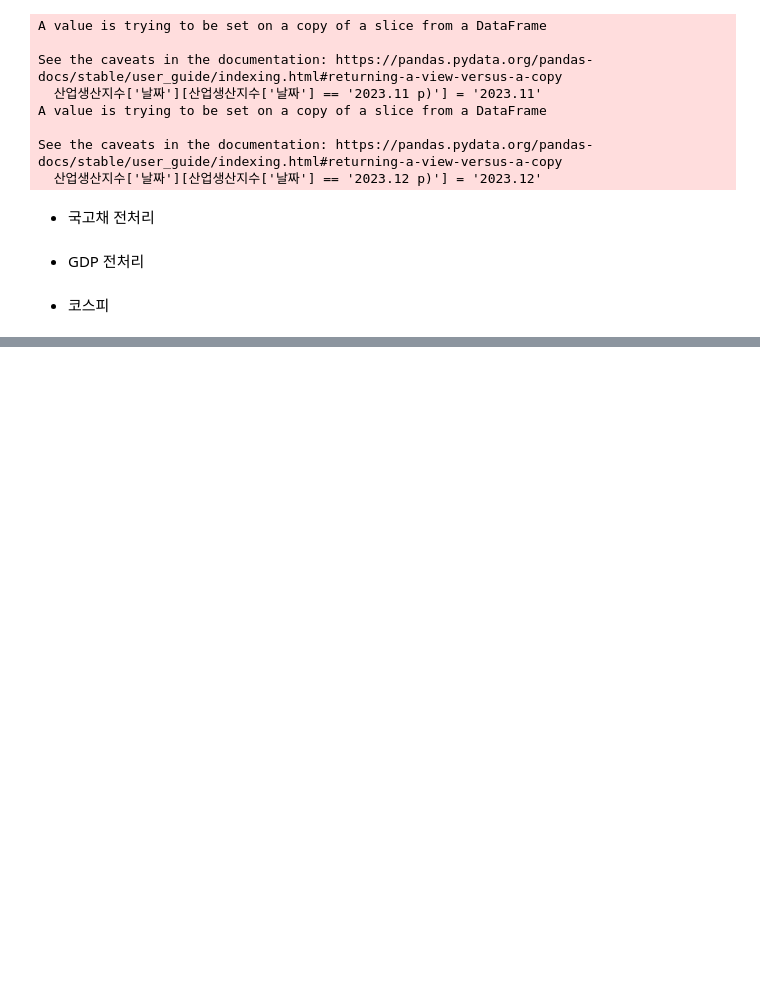
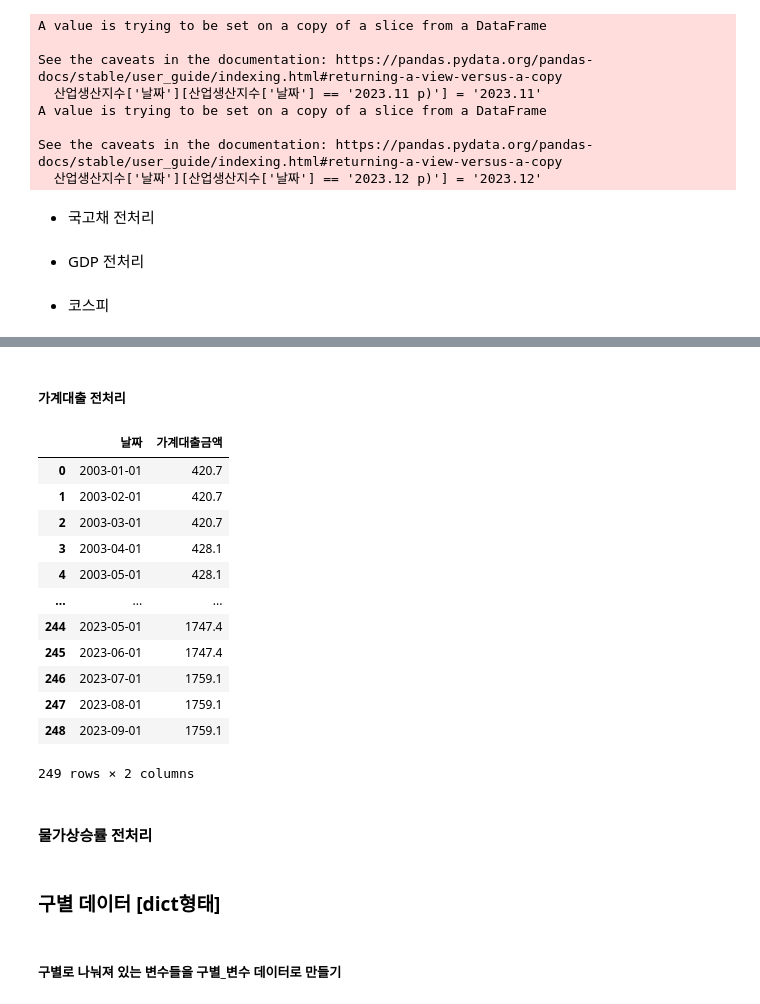
Before and after one commit to lce99/DB24, a Jupyter notebook: [DB]모델_전처리.ipynb, the cells around one changed output, grey strips where cells are left out. Drawn from its saved outputs; the diff is of its cells as text; code cells hidden in the pictures; blank space fills up the shorter version.

```diff
--- a/[DB]모델_전처리.ipynb
+++ b/[DB]모델_전처리.ipynb
@@ -91,0 +223,42 @@ var_df.to_csv("./전처리완료변수.csv")
+# %% [markdown]
+##### 가계대출 전처리
+# %%
+def 분기를월별로변환(df):
+    월별데이터리스트 = []
+    for i in range(len(df)):
+        year = df['날짜'][i][0:4]  # 연도 추출
+        qtr = int(df['날짜'][i][4:5])  # 분기 추출, 정수로 변환
+
+        # 해당 분기에 속하는 각 월의 날짜 생성
+        for month in range((qtr-1)*3 + 1, qtr*3 + 1):
+            new_row = df.iloc[i].copy()
+            new_row['날짜'] = f'{year}-{month:02d}-01'  # YYYY-MM-DD 형식으로 날짜 설정
+            월별데이터리스트.append(new_row)
+
+    # pd.concat을 사용하여 리스트에 저장된 모든 데이터 합치기
+    월별데이터 = pd.concat(월별데이터리스트, axis=1).transpose().reset_index(drop=True)
+    월별데이터['날짜'] = pd.to_datetime(월별데이터['날짜'])
+
+    return 월별데이터
+
+가계대출_month = 분기를월별로변환(가계대출)
+# %%
+가계대출_month['가계대출금액'] = 가계대출_month['가계대출금액'].str.replace(',', '').astype(float)
+# %%
+가계대출_month
+# %% [output]
+|  | 날짜 | 가계대출금액 |
+| 0 | 2003-01-01 | 420.7 |
+| 1 | 2003-02-01 | 420.7 |
+| 2 | 2003-03-01 | 420.7 |
+| 3 | 2003-04-01 | 428.1 |
+| 4 | 2003-05-01 | 428.1 |
+| ... | ... | ... |
+| 244 | 2023-05-01 | 1747.4 |
+| 245 | 2023-06-01 | 1747.4 |
+| 246 | 2023-07-01 | 1759.1 |
+| 247 | 2023-08-01 | 1759.1 |
+| 248 | 2023-09-01 | 1759.1 |
+249 rows × 2 columns
+# %% [markdown]
+#### 물가상승률 전처리
@@ -91,0 +283,4 @@ var_df.to_csv("./전처리완료변수.csv")
+# %% [markdown]
+### 구별 데이터 [dict형태]
+# %% [markdown]
+##### 구별로 나눠져 있는 변수들을 구별_변수 데이터로 만들기
```
Also changed, not shown: parts of 35 cells of this notebook, 7 other files.
